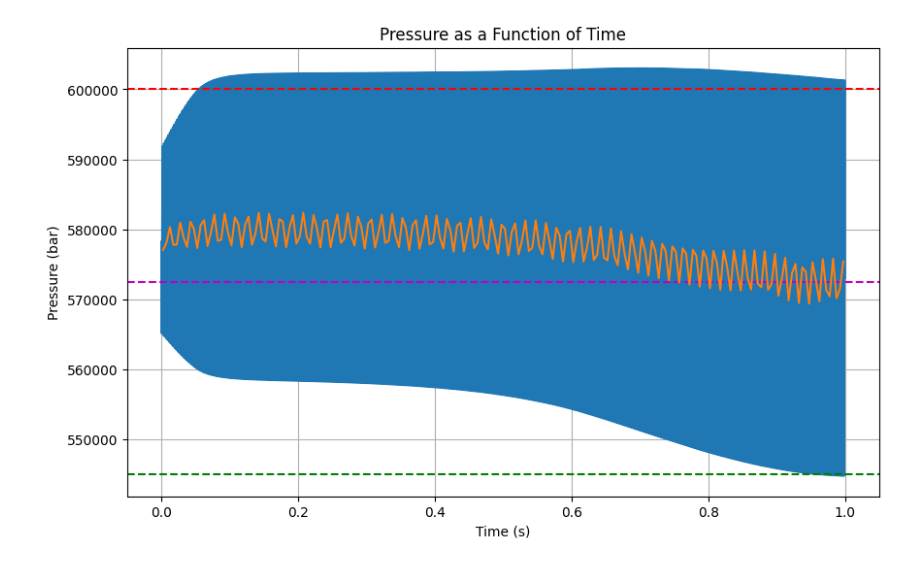
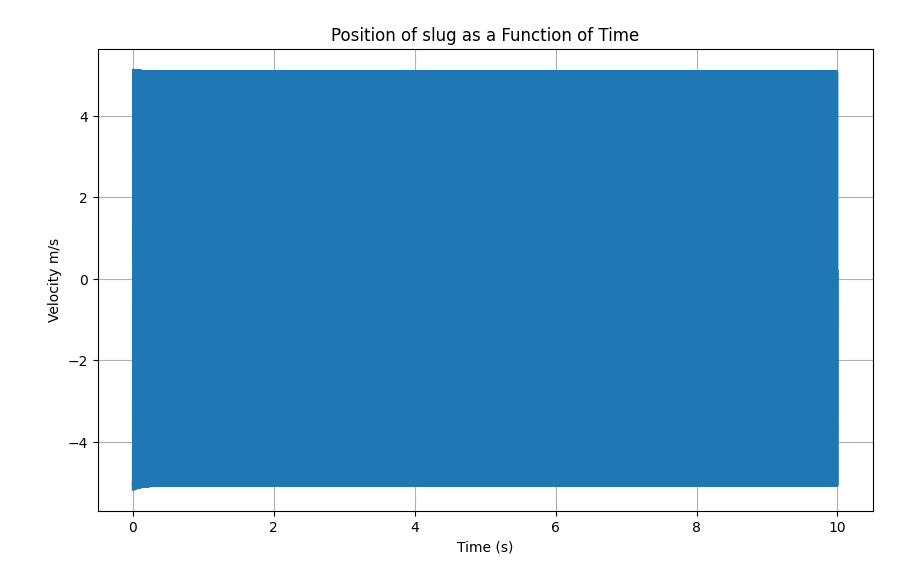
Before and after one commit to garyang3/acoustic_expander, a Jupyter notebook: Acoustic_Expander_22.ipynb, the cells around one changed output. Drawn from its saved outputs; the diff is of its cells as text; code cells hidden in the pictures.

```diff
--- a/Acoustic_Expander_22.ipynb
+++ b/Acoustic_Expander_22.ipynb
@@ -18,7 +15,7 @@ cv = 744  # J/kg·K
 # Pressures (Pa)
 P_in = 6e5
 P_out = 5.45e5
-P0 = (P_in+P_out)/2*1.01 # Initial average pressure
+P0 = 5.725e5 # Initial average pressure
 
 # Temperatures (K)
 T_in = 300
@@ -27,29 +24,31 @@ T0 = T_in
 # Resonator geometry
 A_neck = 2.85e-4  # m²
 L_neck = 0.15  # m
-m_gas = 0.00015  # kg
-V0_cv = 5.91e-5  # m³ (calculated from k_cv)
+m_gas = 0.0015  # kg
+V0_cv = 3e-5  # m³ (calculated from k_cv)
 V0_pass = 3.93e-4  # m³ (calculated from k_passive)
 
 # Damping from Q = 60
-f = 130  # Hz
+f = 135 # Hz
 omega = 2 * np.pi * f
 Q = 60
-b_gas = omega * m_gas / Q
+b_gas = 0.005#omega * m_gas / Q
 
 # Reed parameters (for zeta = 0.6 example)
 zeta = 0.6
 dP = P_in - P_out
 dP_max = dP / (2 * zeta)  # Symmetric inlet/outlet
+dP_max_out = dP_max
 m_max = 0.001  # kg/s (adjust this to match amplitude; thesis implies ~0.001 for m_avg ~0.00037)
-
+m_max_factor = 1.78
+m_max_out = 0.001 * m_max_factor
 # Time span
-t_span = (0, 1)  # s (adjust for more cycles)
-t_eval = np.linspace(*t_span, 10000000)  # High resolution
+t_span = (0, 10)  # s (adjust for more cycles)
+t_eval = np.linspace(*t_span, 5000000)  # High resolution
 
 # Initial conditions
-x0 = 0.0 * L_neck  # Small disturbance
-v0 = 10
+x0 = 0.01 * L_neck  # Small disturbance
+v0 = -5
 M0_cv = P0 * V0_cv / (R * T0)
 E0_cv = cv * M0_cv * T0
 y0 = [x0, v0, M0_cv, E0_cv]
@@ -104,19 +470,14 @@ P_cv = M_cv * R * T_cv / V_cv
 # %%
-n_average = 500 # number of points we are averaging out
+n_average = 500000 # number of points we are averaging out
 
 plt.figure(figsize=(10, 6))
-plt.plot(t, P_cv, label='Control Volume Pressure (bar)')
-plt.axhline(P_in, color='r', linestyle='--', label='Inlet Pressure')
-plt.axhline(P_out, color='g', linestyle='--', label='Outlet Pressure')
-plt.axhline((P_out+P_in)/2, color='m', linestyle='--', label='Average Pressure')
-
-plt.plot(np.mean(t.reshape(-1, n_average), axis=1), np.mean(P_cv.reshape(-1, n_average), axis=1),label='average')
+plt.plot(t, v, label='Control Volume Pressure (bar)')
 plt.xlabel('Time (s)')
-plt.ylabel('Pressure (bar)')
-plt.title('Pressure as a Function of Time')
+plt.ylabel('Velocity m/s')
+plt.title('Position of slug as a Function of Time')
 #plt.legend()
 plt.grid(True)
-plt.savefig(f"Pressure_Oscillation_P_0={P0:.1f}__v0={v0:.2f}__f={f}.pdf")
+#plt.savefig(f"plots/Pressure_Oscillation_P_0={P0:.1f}__v0={v0:.2f}__f={f}_x0={x0}.pdf")
 plt.show()
 # %% [output]
-[figure, old version]
+[figure, new version]
```
Also changed, not shown: parts of 26 cells of this notebook, 16 other files.
